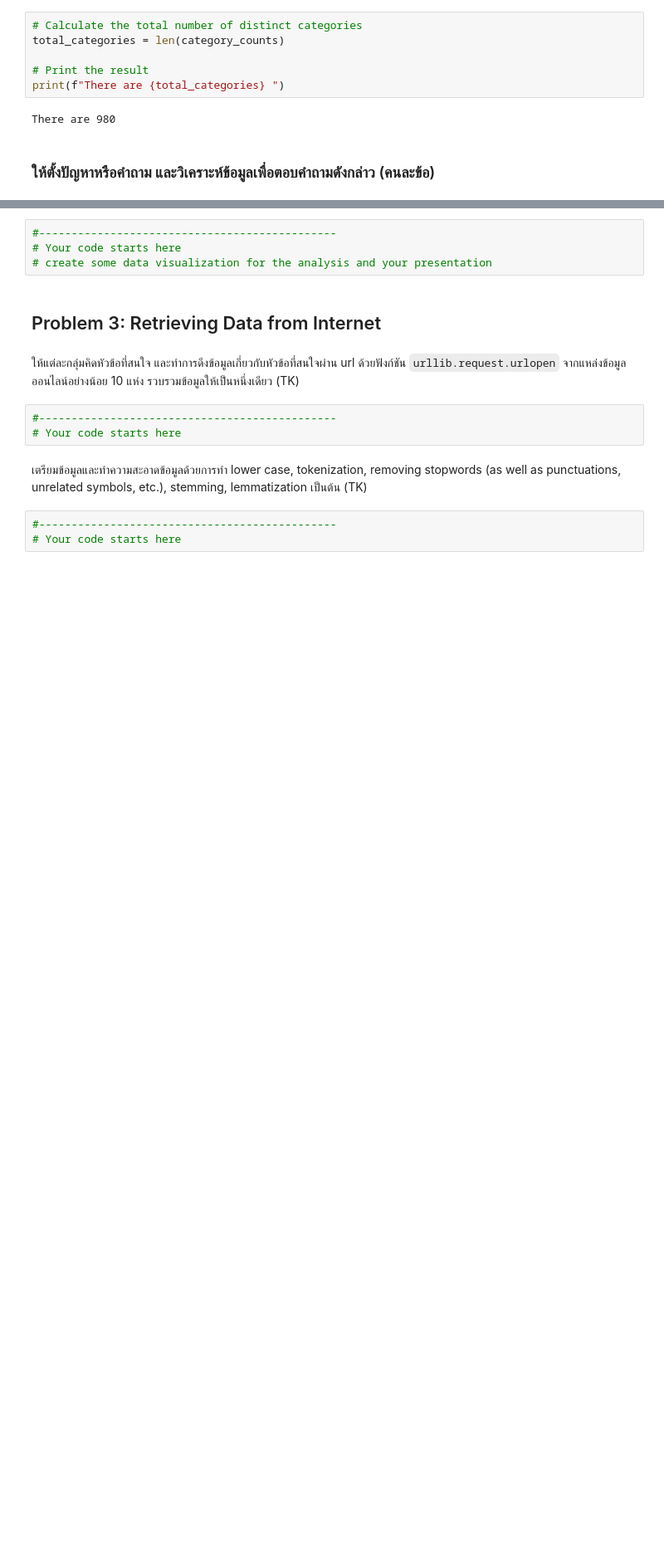
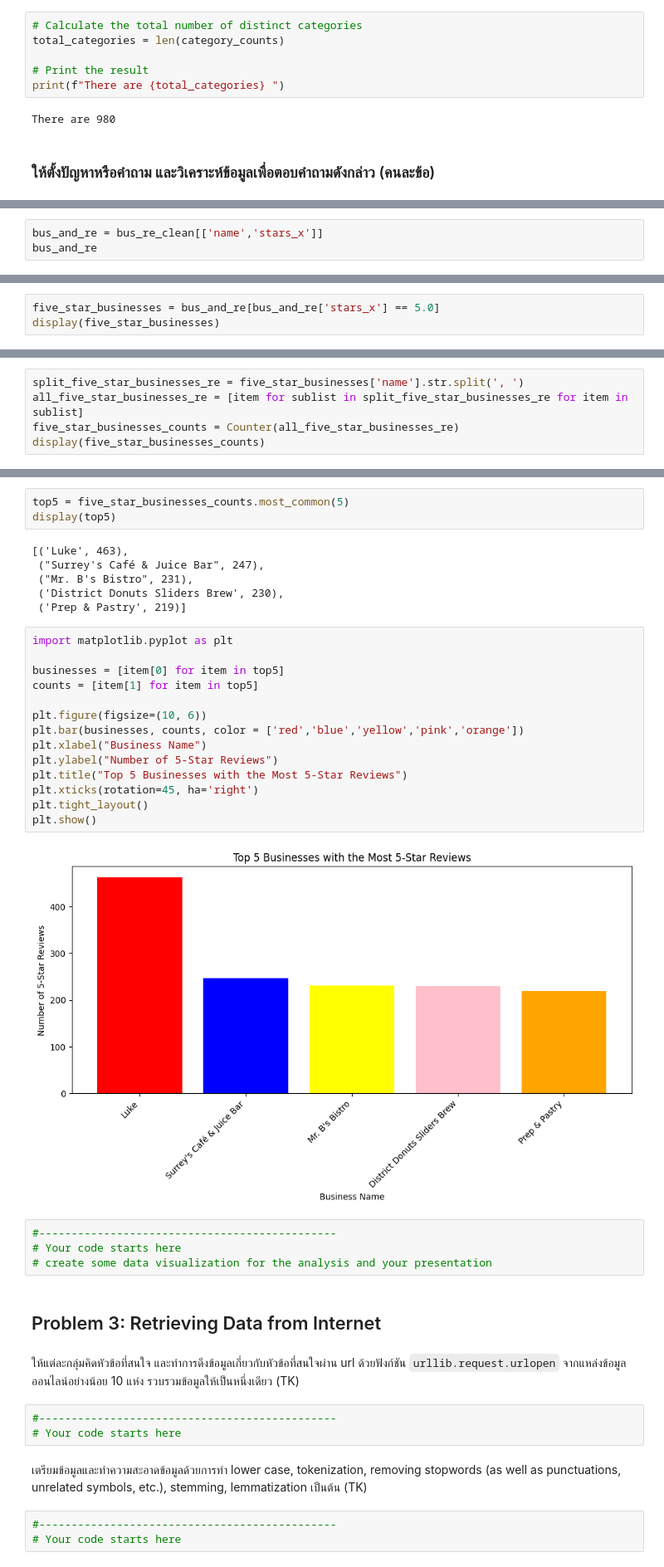
Before and after one commit to TKhahahah/Text_Analytics, a Jupyter notebook: Text_Analytics68.ipynb, the cells around one changed output, grey strips where cells are left out. Shown at 83% size. Cells and saved outputs as stored; diff of their text form; blank space fills up the shorter version.

```diff
--- a/Text_Analytics68.ipynb
+++ b/Text_Analytics68.ipynb
@@ -511,0 +515,3 @@ dtype: int64
+# %%
+bus_and_re = bus_re_clean[['name','stars_x']]
+bus_and_re
@@ -511,0 +532,3 @@ dtype: int64
+# %%
+five_star_businesses = bus_and_re[bus_and_re['stars_x'] == 5.0]
+display(five_star_businesses)
@@ -511,0 +549,5 @@ dtype: int64
+# %%
+split_five_star_businesses_re = five_star_businesses['name'].str.split(', ')
+all_five_star_businesses_re = [item for sublist in split_five_star_businesses_re for item in sublist]
+five_star_businesses_counts = Counter(all_five_star_businesses_re)
+display(five_star_businesses_counts)
@@ -512,3 +572,28 @@ dtype: int64
+# %%
+top5 = five_star_businesses_counts.most_common(5)
+display(top5)
+# %% [output]
+[('Luke', 463),
+ ("Surrey's Café & Juice Bar", 247),
+ ("Mr. B's Bistro", 231),
+ ('District Donuts Sliders Brew', 230),
+ ('Prep & Pastry', 219)]
+# %%
+import matplotlib.pyplot as plt
+
+businesses = [item[0] for item in top5]
+counts = [item[1] for item in top5]
+
+plt.figure(figsize=(10, 6))
+plt.bar(businesses, counts, color = ['red','blue','yellow','pink','orange'])
+plt.xlabel("Business Name")
+plt.ylabel("Number of 5-Star Reviews")
+plt.title("Top 5 Businesses with the Most 5-Star Reviews")
+plt.xticks(rotation=45, ha='right')
+plt.tight_layout()
+plt.show()
+# %% [output]
+[figure, added]
 # %%
 #----------------------------------------------
 # Your code starts here
```
Also changed, not shown: parts of 9 cells of this notebook.
